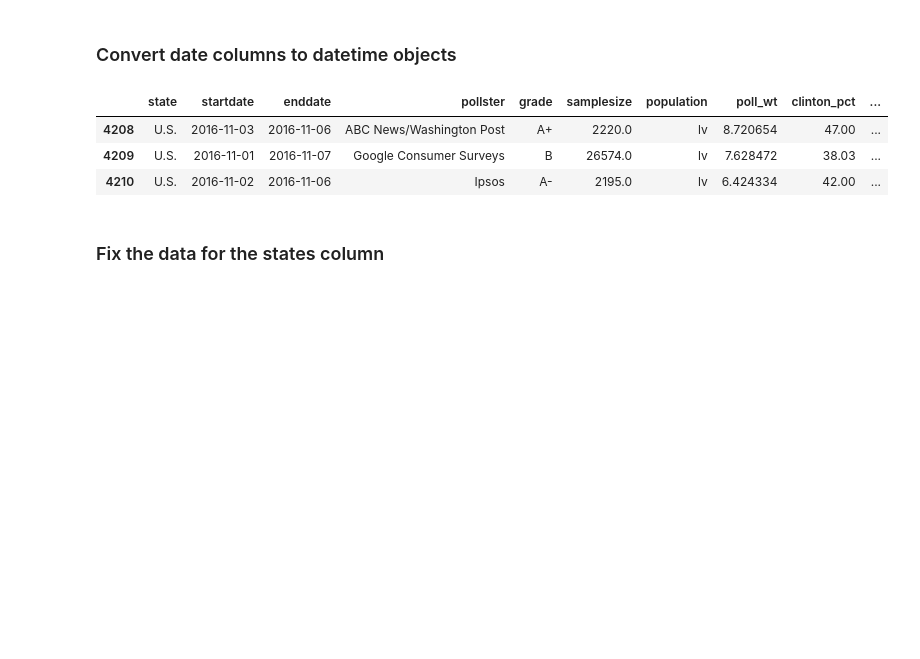
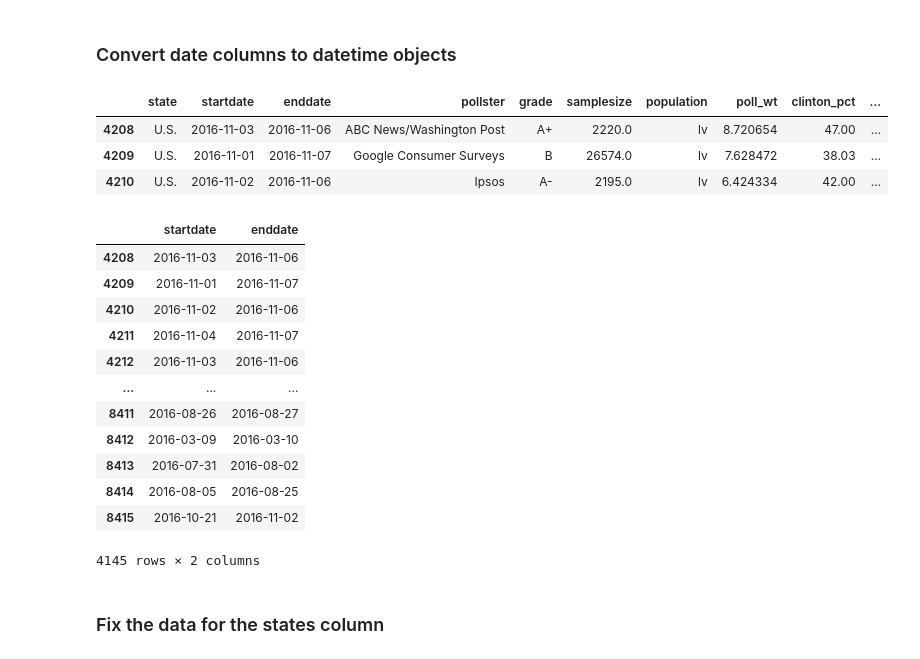
Before and after one commit to TrentBrunson/Data_Analytics, a Jupyter notebook: M8/polling/polling_case_study.ipynb, the cells around one changed output. Cells and saved outputs as stored; diff of their text form; code cells hidden in the pictures; blank space fills up the shorter version.

```diff
--- a/M8/polling/polling_case_study.ipynb
+++ b/M8/polling/polling_case_study.ipynb
@@ -332,6 +346,22 @@ polls.head(3)
 | 4208 | U.S. | 2016-11-03 | 2016-11-06 | ABC News/Washington Post | A+ | 2220.0 | lv | 8.720654 | 47.00 | ... |
 | 4209 | U.S. | 2016-11-01 | 2016-11-07 | Google Consumer Surveys | B | 26574.0 | lv | 7.628472 | 38.03 | ... |
 | 4210 | U.S. | 2016-11-02 | 2016-11-06 | Ipsos | A- | 2195.0 | lv | 6.424334 | 42.00 | ... |
+# %%
+polls[date_cols]
+# %% [output]
+|  | startdate | enddate |
+| 4208 | 2016-11-03 | 2016-11-06 |
+| 4209 | 2016-11-01 | 2016-11-07 |
+| 4210 | 2016-11-02 | 2016-11-06 |
+| 4211 | 2016-11-04 | 2016-11-07 |
+| 4212 | 2016-11-03 | 2016-11-06 |
+| ... | ... | ... |
+| 8411 | 2016-08-26 | 2016-08-27 |
+| 8412 | 2016-03-09 | 2016-03-10 |
+| 8413 | 2016-07-31 | 2016-08-02 |
+| 8414 | 2016-08-05 | 2016-08-25 |
+| 8415 | 2016-10-21 | 2016-11-02 |
+4145 rows × 2 columns
 # %% [markdown]
 ### Fix the data for the states column
 # %%
```
Also changed, not shown: parts of 27 cells of this notebook.
